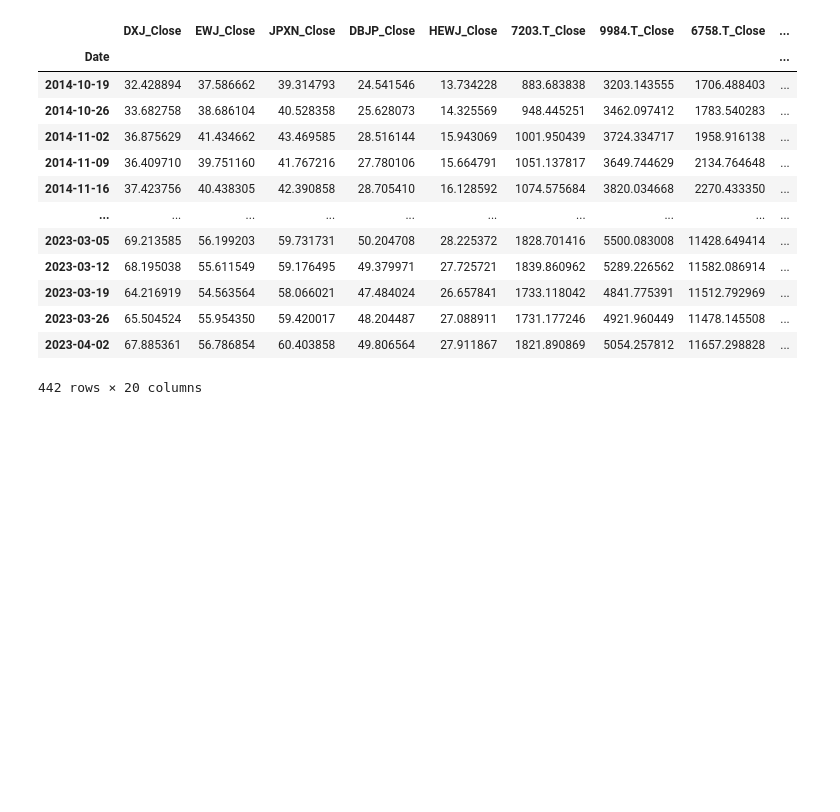
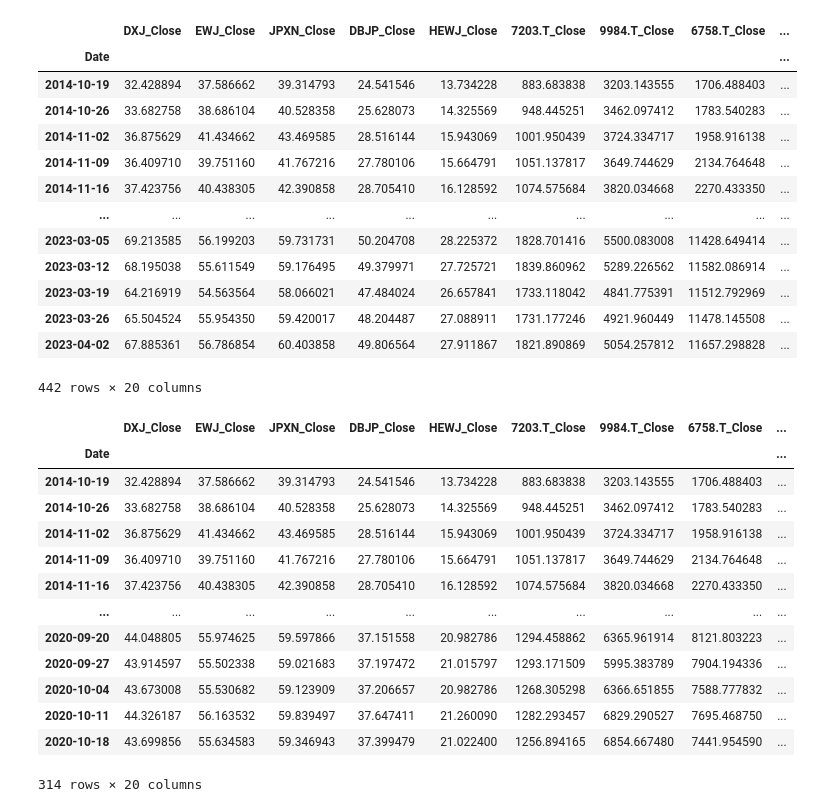
Before and after one commit to Shaddynetwork/PORTFOLIO-REBALANCING, a Jupyter notebook: CAPSTONE_PROJECT.ipynb, the cells around one changed output. Drawn from its saved outputs; the diff is of its cells as text; code cells hidden in the pictures; blank space fills up the shorter version.

Commit message:
first six years worth of data

```diff
--- a/CAPSTONE_PROJECT.ipynb
+++ b/CAPSTONE_PROJECT.ipynb
@@ -181,0 +180,27 @@ weekly_price_data
+# %%
+
+# Get the first date in the DataFrame
+start_date = weekly_price_data.index.min()
+
+# Calculate the end date for the first 6 years
+end_date = start_date + pd.DateOffset(years=6)
+
+# Filter the DataFrame to get the first 6 years of data
+first_six = weekly_price_data.loc[start_date:end_date]
+# %%
+first_six
+# %% [output]
+|  | DXJ_Close | EWJ_Close | JPXN_Close | DBJP_Close | HEWJ_Close | 7203.T_Close | 9984.T_Close | 6758.T_Close | ... |
+| Date |  |  |  |  |  |  |  |  | ... |
+| 2014-10-19 | 32.428894 | 37.586662 | 39.314793 | 24.541546 | 13.734228 | 883.683838 | 3203.143555 | 1706.488403 | ... |
+| 2014-10-26 | 33.682758 | 38.686104 | 40.528358 | 25.628073 | 14.325569 | 948.445251 | 3462.097412 | 1783.540283 | ... |
+| 2014-11-02 | 36.875629 | 41.434662 | 43.469585 | 28.516144 | 15.943069 | 1001.950439 | 3724.334717 | 1958.916138 | ... |
+| 2014-11-09 | 36.409710 | 39.751160 | 41.767216 | 27.780106 | 15.664791 | 1051.137817 | 3649.744629 | 2134.764648 | ... |
+| 2014-11-16 | 37.423756 | 40.438305 | 42.390858 | 28.705410 | 16.128592 | 1074.575684 | 3820.034668 | 2270.433350 | ... |
+| ... | ... | ... | ... | ... | ... | ... | ... | ... | ... |
+| 2020-09-20 | 44.048805 | 55.974625 | 59.597866 | 37.151558 | 20.982786 | 1294.458862 | 6365.961914 | 8121.803223 | ... |
+| 2020-09-27 | 43.914597 | 55.502338 | 59.021683 | 37.197472 | 21.015797 | 1293.171509 | 5995.383789 | 7904.194336 | ... |
+| 2020-10-04 | 43.673008 | 55.530682 | 59.123909 | 37.206657 | 20.982786 | 1268.305298 | 6366.651855 | 7588.777832 | ... |
+| 2020-10-11 | 44.326187 | 56.163532 | 59.839497 | 37.647411 | 21.260090 | 1282.293457 | 6829.290527 | 7695.468750 | ... |
+| 2020-10-18 | 43.699856 | 55.634583 | 59.346943 | 37.399479 | 21.022400 | 1256.894165 | 6854.667480 | 7441.954590 | ... |
+314 rows × 20 columns
```
Also changed, not shown: parts of 1 cell of this notebook.
